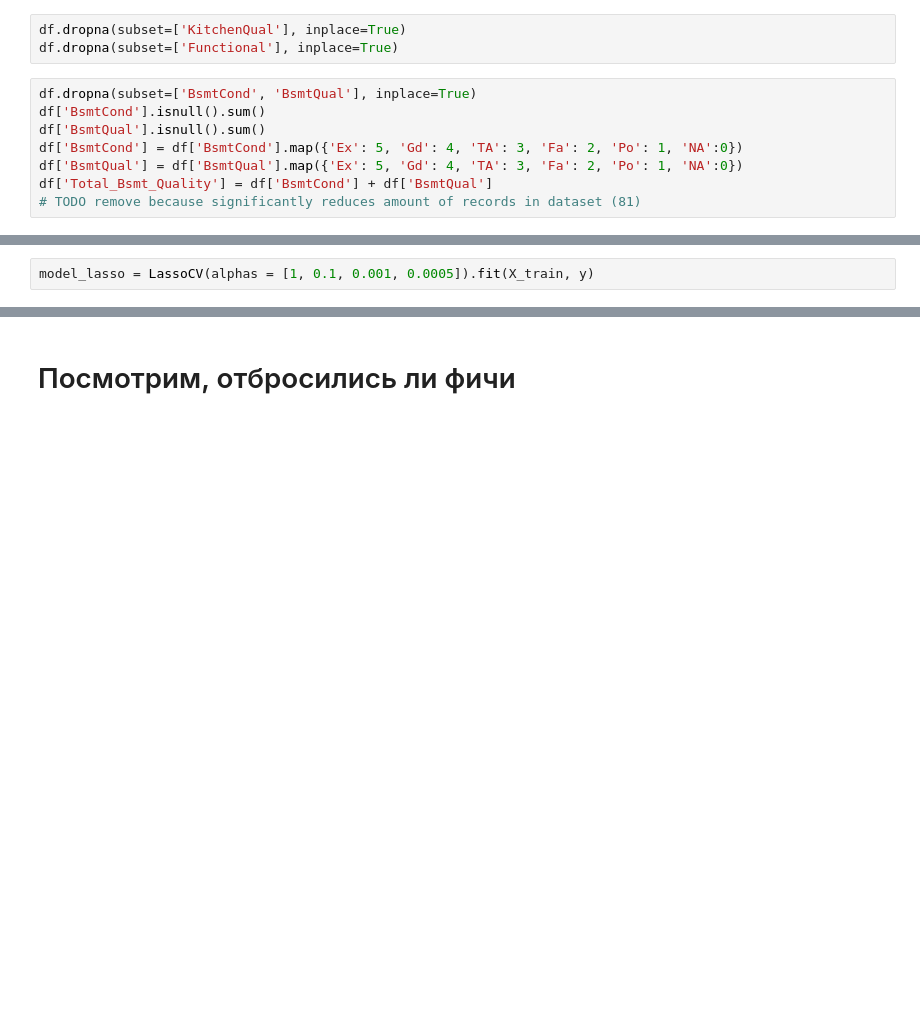
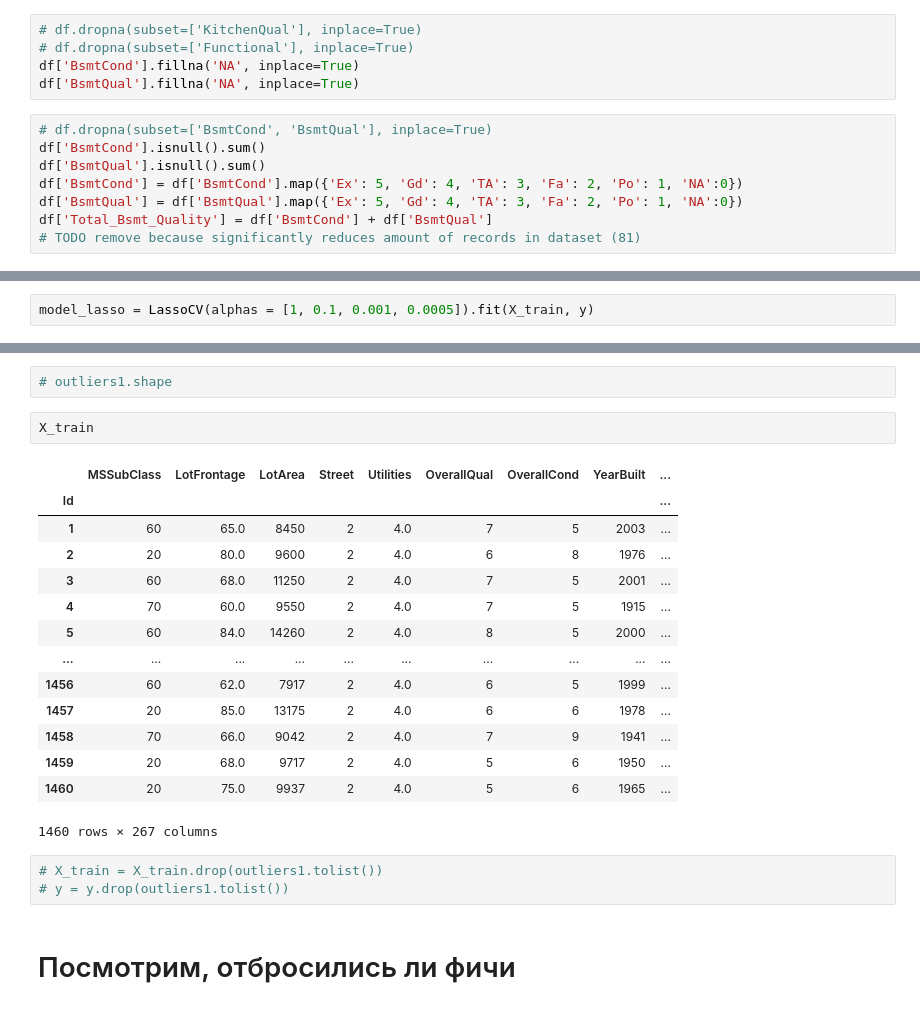
Before and after one commit to blueflyingpanda/HousePricing, a Jupyter notebook: features_engineering.ipynb, the cells around one changed output, grey strips where cells are left out. Drawn from its saved outputs; the diff is of its cells as text; blank space fills up the shorter version.

```diff
--- a/features_engineering.ipynb
+++ b/features_engineering.ipynb
@@ -309,8 +307,10 @@ print(df['YrSold'].isnull().sum())
 # %%
-df.dropna(subset=['KitchenQual'], inplace=True)
-df.dropna(subset=['Functional'], inplace=True)
+# df.dropna(subset=['KitchenQual'], inplace=True)
+# df.dropna(subset=['Functional'], inplace=True)
+df['BsmtCond'].fillna('NA', inplace=True)
+df['BsmtQual'].fillna('NA', inplace=True)
 # %%
-df.dropna(subset=['BsmtCond', 'BsmtQual'], inplace=True)
+# df.dropna(subset=['BsmtCond', 'BsmtQual'], inplace=True)
 df['BsmtCond'].isnull().sum()
 df['BsmtQual'].isnull().sum()
 df['BsmtCond'] = df['BsmtCond'].map({'Ex': 5, 'Gd': 4, 'TA': 3, 'Fa': 2, 'Po': 1, 'NA':0})
@@ -467,3 +465,25 @@ rmse_cv(model_lasso).mean()
+# %%
+# outliers1.shape
+# %%
+X_train
+# %% [output]
+|  | MSSubClass | LotFrontage | LotArea | Street | Utilities | OverallQual | OverallCond | YearBuilt | ... |
+| Id |  |  |  |  |  |  |  |  | ... |
+| 1 | 60 | 65.0 | 8450 | 2 | 4.0 | 7 | 5 | 2003 | ... |
+| 2 | 20 | 80.0 | 9600 | 2 | 4.0 | 6 | 8 | 1976 | ... |
+| 3 | 60 | 68.0 | 11250 | 2 | 4.0 | 7 | 5 | 2001 | ... |
+| 4 | 70 | 60.0 | 9550 | 2 | 4.0 | 7 | 5 | 1915 | ... |
+| 5 | 60 | 84.0 | 14260 | 2 | 4.0 | 8 | 5 | 2000 | ... |
+| ... | ... | ... | ... | ... | ... | ... | ... | ... | ... |
+| 1456 | 60 | 62.0 | 7917 | 2 | 4.0 | 6 | 5 | 1999 | ... |
+| 1457 | 20 | 85.0 | 13175 | 2 | 4.0 | 6 | 6 | 1978 | ... |
+| 1458 | 70 | 66.0 | 9042 | 2 | 4.0 | 7 | 9 | 1941 | ... |
+| 1459 | 20 | 68.0 | 9717 | 2 | 4.0 | 5 | 6 | 1950 | ... |
+| 1460 | 20 | 75.0 | 9937 | 2 | 4.0 | 5 | 6 | 1965 | ... |
+1460 rows × 267 columns
+# %%
+# X_train = X_train.drop(outliers1.tolist())
+# y = y.drop(outliers1.tolist())
 # %% [markdown]
 # Посмотрим, отбросились ли фичи
 # %%
```
Also changed, not shown: parts of 36 cells of this notebook, 2 other files.
